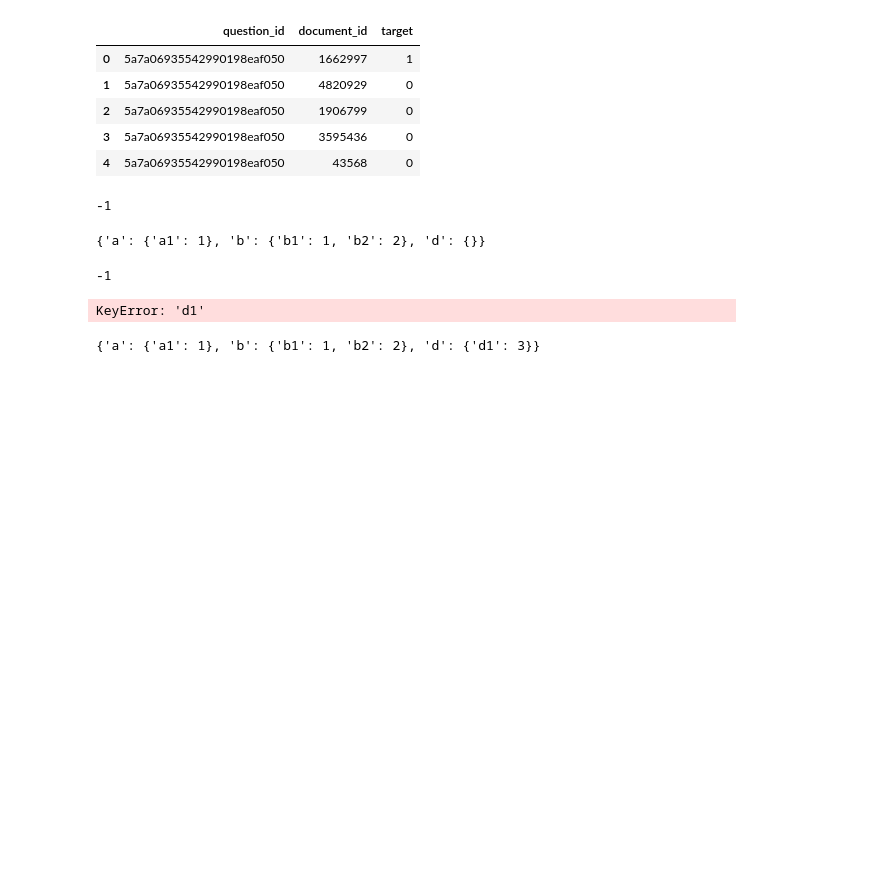
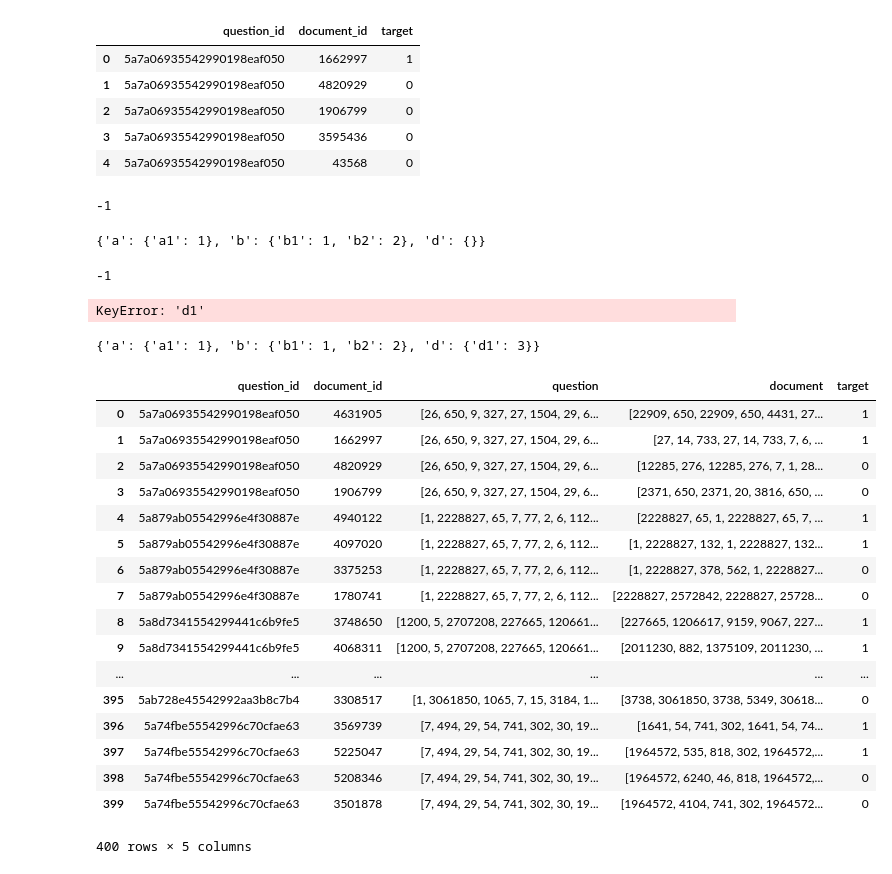
Before and after one commit to janaleible/hotpotQA-ir-task, a Jupyter notebook: main_xperiments.ipynb, the cells around one changed output. Cells and saved outputs as stored; diff of their text form; code cells hidden in the pictures; blank space fills up the shorter version.

Commit message:
Changes to candidate set.

```diff
--- a/main_xperiments.ipynb
+++ b/main_xperiments.ipynb
@@ -119,3 +116,27 @@ KeyError: 'd1'
 run
 # %% [output]
 {'a': {'a1': 1}, 'b': {'b1': 1, 'b2': 2}, 'd': {'d1': 3}}
+# %%
+# with open() as file:
+df = pd.read_pickle('./data/candidates/tfidf.train.dummy.gzip', compression='gzip')
+# %%
+df[0:1000]
+# %% [output]
+|  | question_id | document_id | question | document | target |
+| 0 | 5a7a06935542990198eaf050 | 4631905 | [26, 650, 9, 327, 27, 1504, 29, 6... | [22909, 650, 22909, 650, 4431, 27... | 1 |
+| 1 | 5a7a06935542990198eaf050 | 1662997 | [26, 650, 9, 327, 27, 1504, 29, 6... | [27, 14, 733, 27, 14, 733, 7, 6, ... | 1 |
+| 2 | 5a7a06935542990198eaf050 | 4820929 | [26, 650, 9, 327, 27, 1504, 29, 6... | [12285, 276, 12285, 276, 7, 1, 28... | 0 |
+| 3 | 5a7a06935542990198eaf050 | 1906799 | [26, 650, 9, 327, 27, 1504, 29, 6... | [2371, 650, 2371, 20, 3816, 650, ... | 0 |
+| 4 | 5a879ab05542996e4f30887e | 4940122 | [1, 2228827, 65, 7, 77, 2, 6, 112... | [2228827, 65, 1, 2228827, 65, 7, ... | 1 |
+| 5 | 5a879ab05542996e4f30887e | 4097020 | [1, 2228827, 65, 7, 77, 2, 6, 112... | [1, 2228827, 132, 1, 2228827, 132... | 1 |
+| 6 | 5a879ab05542996e4f30887e | 3375253 | [1, 2228827, 65, 7, 77, 2, 6, 112... | [1, 2228827, 378, 562, 1, 2228827... | 0 |
+| 7 | 5a879ab05542996e4f30887e | 1780741 | [1, 2228827, 65, 7, 77, 2, 6, 112... | [2228827, 2572842, 2228827, 25728... | 0 |
+| 8 | 5a8d7341554299441c6b9fe5 | 3748650 | [1200, 5, 2707208, 227665, 120661... | [227665, 1206617, 9159, 9067, 227... | 1 |
+| 9 | 5a8d7341554299441c6b9fe5 | 4068311 | [1200, 5, 2707208, 227665, 120661... | [2011230, 882, 1375109, 2011230, ... | 1 |
+| ... | ... | ... | ... | ... | ... |
+| 395 | 5ab728e45542992aa3b8c7b4 | 3308517 | [1, 3061850, 1065, 7, 15, 3184, 1... | [3738, 3061850, 3738, 5349, 30618... | 0 |
+| 396 | 5a74fbe55542996c70cfae63 | 3569739 | [7, 494, 29, 54, 741, 302, 30, 19... | [1641, 54, 741, 302, 1641, 54, 74... | 1 |
+| 397 | 5a74fbe55542996c70cfae63 | 5225047 | [7, 494, 29, 54, 741, 302, 30, 19... | [1964572, 535, 818, 302, 1964572,... | 1 |
+| 398 | 5a74fbe55542996c70cfae63 | 5208346 | [7, 494, 29, 54, 741, 302, 30, 19... | [1964572, 6240, 46, 818, 1964572,... | 0 |
+| 399 | 5a74fbe55542996c70cfae63 | 3501878 | [7, 494, 29, 54, 741, 302, 30, 19... | [1964572, 4104, 741, 302, 1964572... | 0 |
+400 rows × 5 columns
```
Also changed, not shown: parts of 2 cells of this notebook, 6 other files.
